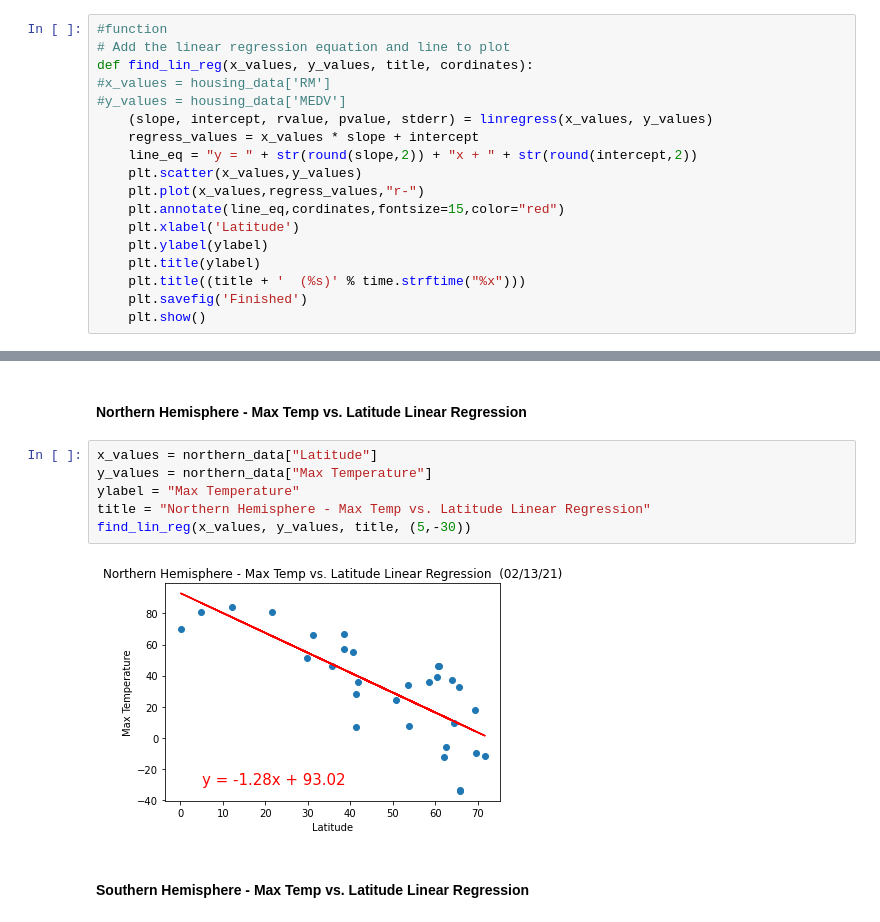
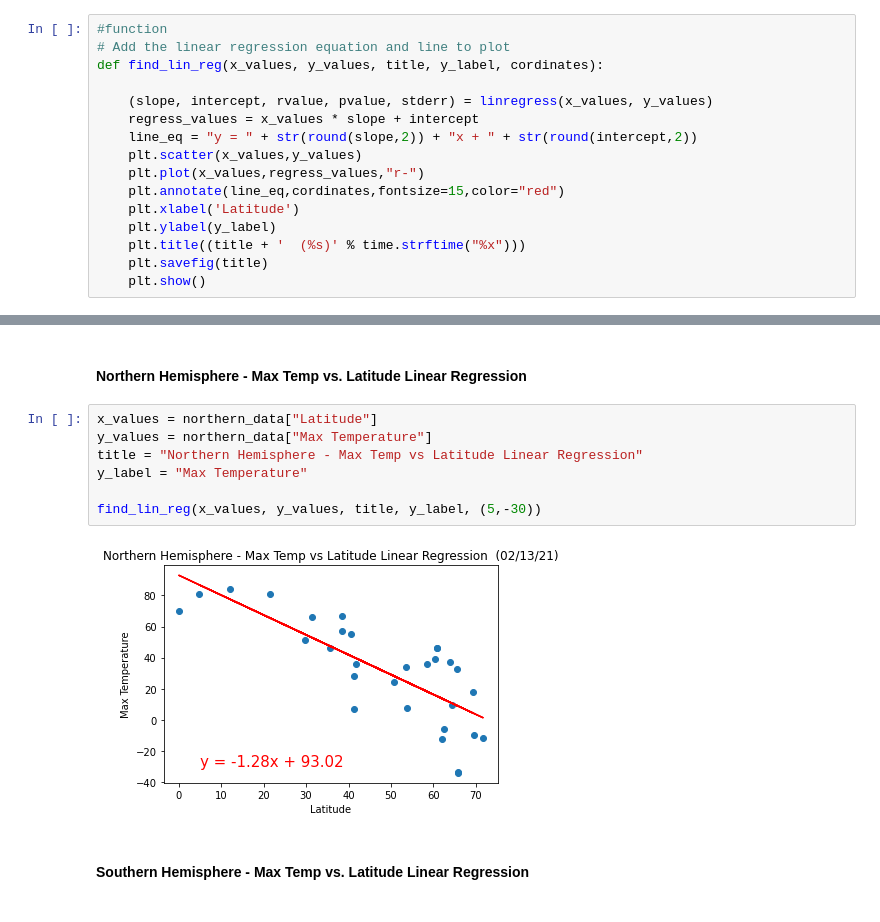
Before and after one commit to RachelFizel/Python-APIs, a Jupyter notebook: WeatherPy/WeatherPy.ipynb, the cells around one changed output, grey strips where cells are left out. Saved outputs shown, nothing was run; the diff lists cells and outputs as text.

Commit message:
added save graph to a file

```diff
--- a/WeatherPy/WeatherPy.ipynb
+++ b/WeatherPy/WeatherPy.ipynb
@@ -275,9 +275,8 @@ print(w_slope)
 # %%
 #function
 # Add the linear regression equation and line to plot
-def find_lin_reg(x_values, y_values, title, cordinates):
-#x_values = housing_data['RM']
-#y_values = housing_data['MEDV']
+def find_lin_reg(x_values, y_values, title, y_label, cordinates):
+
     (slope, intercept, rvalue, pvalue, stderr) = linregress(x_values, y_values)
     regress_values = x_values * slope + intercept
     line_eq = "y = " + str(round(slope,2)) + "x + " + str(round(intercept,2))
@@ -285,10 +284,9 @@ def find_lin_reg(x_values, y_values, title, cordinates):
     plt.plot(x_values,regress_values,"r-")
     plt.annotate(line_eq,cordinates,fontsize=15,color="red")
     plt.xlabel('Latitude')
-    plt.ylabel(ylabel)
-    plt.title(ylabel)
+    plt.ylabel(y_label)
     plt.title((title + '  (%s)' % time.strftime("%x")))
-    plt.savefig('Finished')
+    plt.savefig(title)
     plt.show()
 # %%
 northern_data = clean_city_data.loc[clean_city_data["Latitude"]>= 0]
@@ -306,11 +304,12 @@ southern_data.head()
 # %%
 x_values = northern_data["Latitude"]
 y_values = northern_data["Max Temperature"]
-ylabel = "Max Temperature"
-title = "Northern Hemisphere - Max Temp vs. Latitude Linear Regression"
-find_lin_reg(x_values, y_values, title, (5,-30))
+title = "Northern Hemisphere - Max Temp vs Latitude Linear Regression"
+y_label = "Max Temperature"
+
+find_lin_reg(x_values, y_values, title, y_label, (5,-30))
 # %% [output]
-[figure, old version]
+[figure, new version]
 # %% [markdown]
 ####  Southern Hemisphere - Max Temp vs. Latitude Linear Regression
 # %%
```
Also changed, not shown: parts of 7 cells of this notebook, 9 other files.
